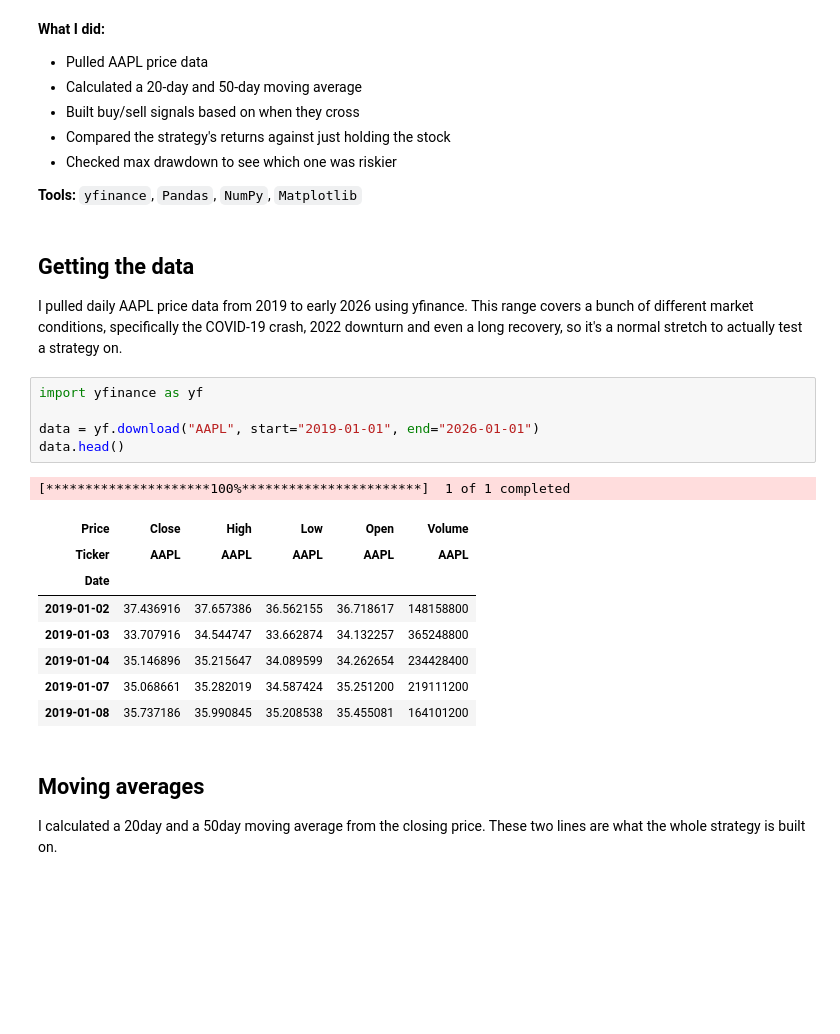
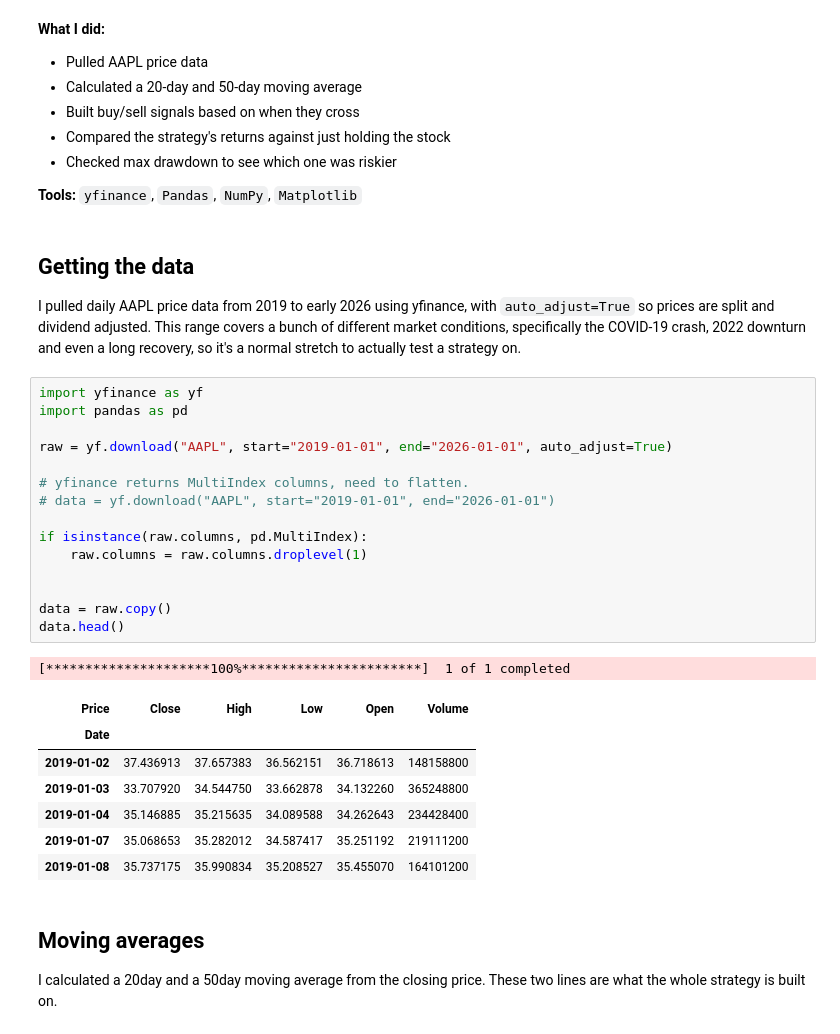
Before and after one commit to mann-patel07/AAPL-TrendFollowing-Backtest, a Jupyter notebook: Backtesting_v1 (3).ipynb, the cells around one changed output. Saved outputs shown, nothing was run; the diff lists cells and outputs as text; blank space fills up the shorter version.

```diff
--- a/Backtesting_v1 (3).ipynb
+++ b/Backtesting_v1 (3).ipynb
@@ -17,22 +17,31 @@ The strategy is based on moving average crossovers, when a short-term average pr
 # %% [markdown]
 ## Getting the data
 
-I pulled daily AAPL price data from 2019 to early 2026 using yfinance. This range covers a bunch of different market conditions, specifically the COVID-19 crash, 2022 downturn and even a long recovery, so it's a normal stretch to actually test a strategy on.
+I pulled daily AAPL price data from 2019 to early 2026 using yfinance, with `auto_adjust=True` so prices are split and dividend adjusted. This range covers a bunch of different market conditions, specifically the COVID-19 crash, 2022 downturn and even a long recovery, so it's a normal stretch to actually test a strategy on.
 # %%
 import yfinance as yf
+import pandas as pd
 
-data = yf.download("AAPL", start="2019-01-01", end="2026-01-01")
+raw = yf.download("AAPL", start="2019-01-01", end="2026-01-01", auto_adjust=True)
+
+# yfinance returns MultiIndex columns, need to flatten.
+# data = yf.download("AAPL", start="2019-01-01", end="2026-01-01")
+
+if isinstance(raw.columns, pd.MultiIndex):
+    raw.columns = raw.columns.droplevel(1)
+
+
+data = raw.copy()
 data.head()
 # %% [output]
 [*********************100%***********************]  1 of 1 completed
 | Price | Close | High | Low | Open | Volume |
-| Ticker | AAPL | AAPL | AAPL | AAPL | AAPL |
 | Date |  |  |  |  |  |
-| 2019-01-02 | 37.436916 | 37.657386 | 36.562155 | 36.718617 | 148158800 |
-| 2019-01-03 | 33.707916 | 34.544747 | 33.662874 | 34.132257 | 365248800 |
-| 2019-01-04 | 35.146896 | 35.215647 | 34.089599 | 34.262654 | 234428400 |
-| 2019-01-07 | 35.068661 | 35.282019 | 34.587424 | 35.251200 | 219111200 |
-| 2019-01-08 | 35.737186 | 35.990845 | 35.208538 | 35.455081 | 164101200 |
+| 2019-01-02 | 37.436913 | 37.657383 | 36.562151 | 36.718613 | 148158800 |
+| 2019-01-03 | 33.707920 | 34.544750 | 33.662878 | 34.132260 | 365248800 |
+| 2019-01-04 | 35.146885 | 35.215635 | 34.089588 | 34.262643 | 234428400 |
+| 2019-01-07 | 35.068653 | 35.282012 | 34.587417 | 35.251192 | 219111200 |
+| 2019-01-08 | 35.737175 | 35.990834 | 35.208527 | 35.455070 | 164101200 |
 # %% [markdown]
 ## Moving averages
 
```
Also changed, not shown: parts of 18 cells of this notebook.
